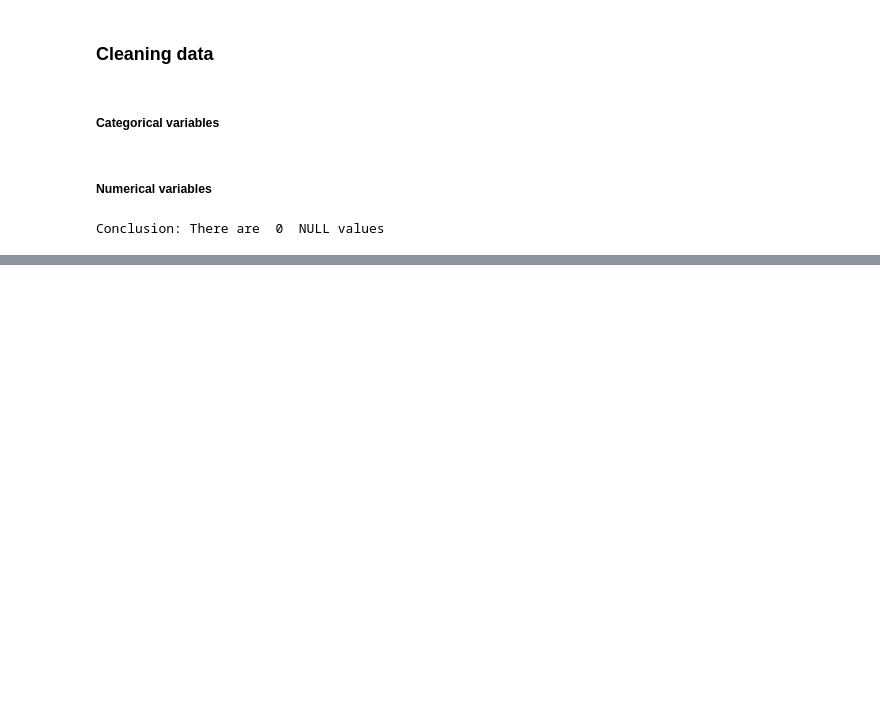
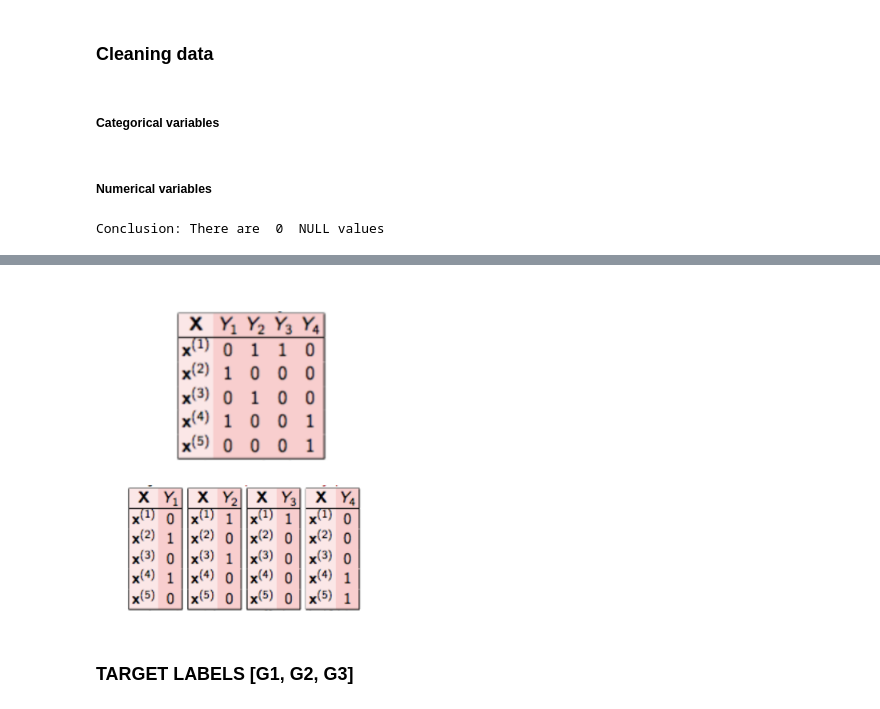
Before and after one commit to dusicastepic/Multi-label-classification-, a Jupyter notebook: MLC - proba.ipynb, the cells around one changed output, grey strips where cells are left out. Drawn from its saved outputs; the diff is of its cells as text; code cells hidden in the pictures; blank space fills up the shorter version.

Commit message:
Add files via upload
Binary relevance and Classifier chain methods added

```diff
--- a/MLC - proba.ipynb
+++ b/MLC - proba.ipynb
@@ -118,0 +151,7 @@ Conclusion: There are  0  NULL values
+# %%
+from IPython.display import Image
+Image(filename="C:\\Users\\Dusica\\Desktop\\RESURSII ZA MLC\\BinaryRelevance.png",width=300, height=300)
+# %% [output]
+[figure, added]
+# %% [markdown]
+### TARGET LABELS [G1, G2, G3]
```
Also changed, not shown: parts of 56 cells of this notebook.
